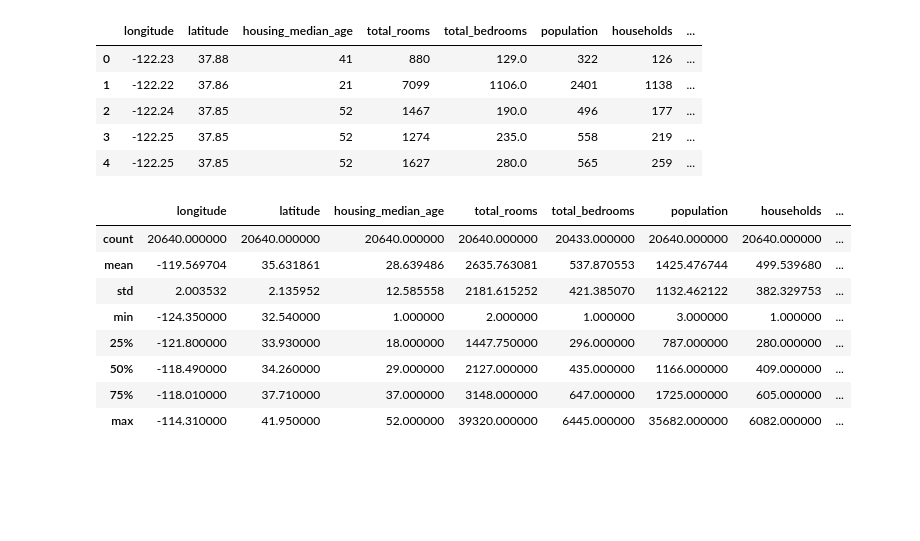
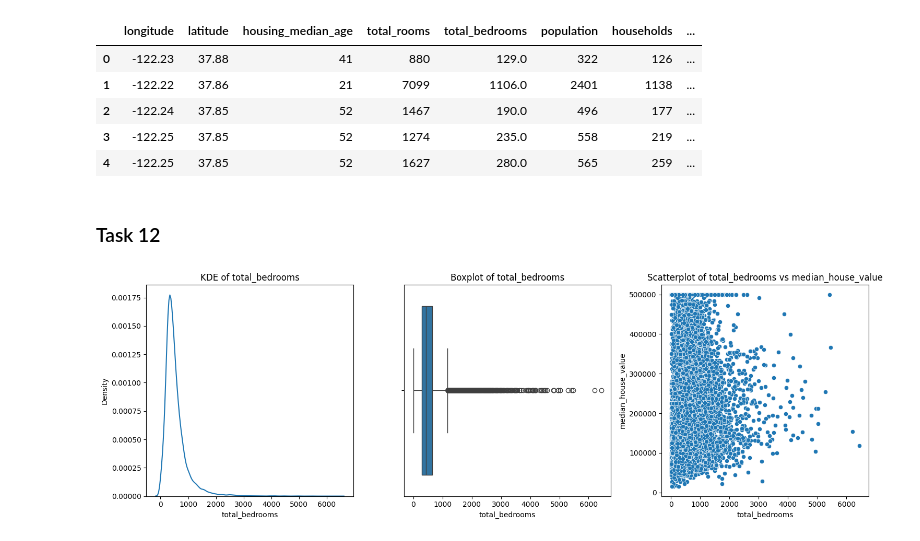
Before and after one commit to zoddtheimmortal/ml-assignments, a Jupyter notebook: a1/main.ipynb, the cells around one changed output. Drawn from its saved outputs; the diff is of its cells as text; code cells hidden in the pictures; blank space fills up the shorter version.

Commit message:
chore: a1 - add task 12,13,14

```diff
--- a/a1/main.ipynb
+++ b/a1/main.ipynb
@@ -50,17 +52,25 @@ Columns in the data:  10
 | 2 | -122.24 | 37.85 | 52 | 1467 | 190.0 | 496 | 177 | ... |
 | 3 | -122.25 | 37.85 | 52 | 1274 | 235.0 | 558 | 219 | ... |
 | 4 | -122.25 | 37.85 | 52 | 1627 | 280.0 | 565 | 259 | ... |
-# %%
-desc_table = df.describe()
-
-desc_table
-# %% [output]
-|  | longitude | latitude | housing_median_age | total_rooms | total_bedrooms | population | households | ... |
-| count | 20640.000000 | 20640.000000 | 20640.000000 | 20640.000000 | 20433.000000 | 20640.000000 | 20640.000000 | ... |
-| mean | -119.569704 | 35.631861 | 28.639486 | 2635.763081 | 537.870553 | 1425.476744 | 499.539680 | ... |
-| std | 2.003532 | 2.135952 | 12.585558 | 2181.615252 | 421.385070 | 1132.462122 | 382.329753 | ... |
-| min | -124.350000 | 32.540000 | 1.000000 | 2.000000 | 1.000000 | 3.000000 | 1.000000 | ... |
-| 25% | -121.800000 | 33.930000 | 18.000000 | 1447.750000 | 296.000000 | 787.000000 | 280.000000 | ... |
-| 50% | -118.490000 | 34.260000 | 29.000000 | 2127.000000 | 435.000000 | 1166.000000 | 409.000000 | ... |
-| 75% | -118.010000 | 37.710000 | 37.000000 | 3148.000000 | 647.000000 | 1725.000000 | 605.000000 | ... |
-| max | -114.310000 | 41.950000 | 52.000000 | 39320.000000 | 6445.000000 | 35682.000000 | 6082.000000 | ... |
+# %% [markdown]
+### Task 12
+# %%
+# Task 12
+def visualize_col(col):
+    fig, axes = plt.subplots(1, 3, figsize=(15, 5))
+
+    sns.kdeplot(df[col], ax=axes[0])
+    axes[0].set_title(f'KDE of {col}')
+
+    sns.boxplot(x=df[col], ax=axes[1])
+    axes[1].set_title(f'Boxplot of {col}')
+
+    sns.scatterplot(x=df[col], y=df['median_house_value'], ax=axes[2])
+    axes[2].set_title(f'Scatterplot of {col} vs median_house_value')
+
+    plt.tight_layout()
+    plt.show()
+
+visualize_col('total_bedrooms')
+# %% [output]
+[figure, added]
```
Also changed, not shown: parts of 10 cells of this notebook, 2 other files.
